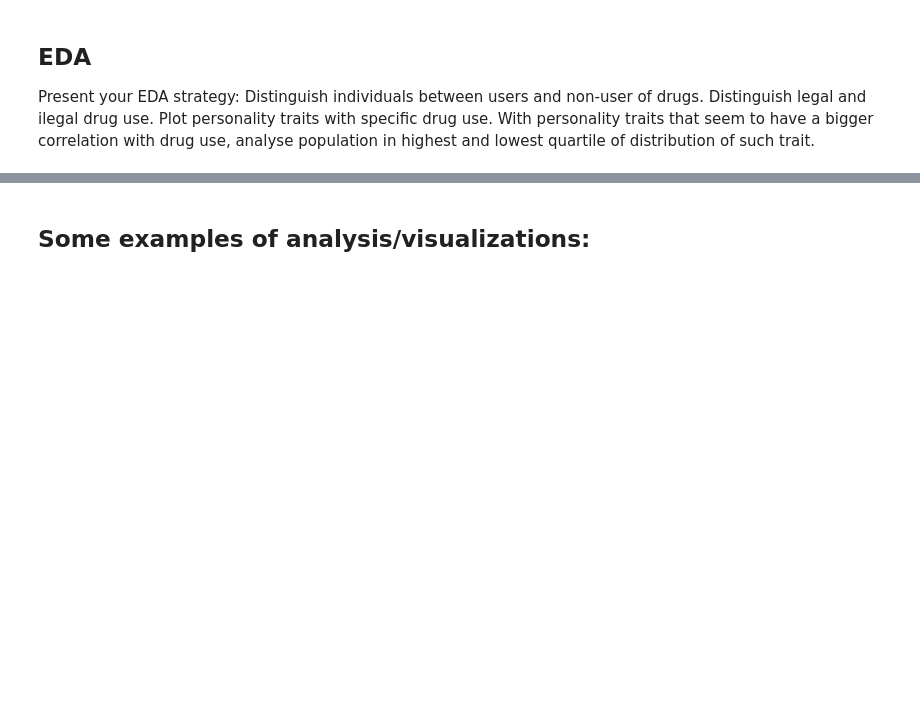
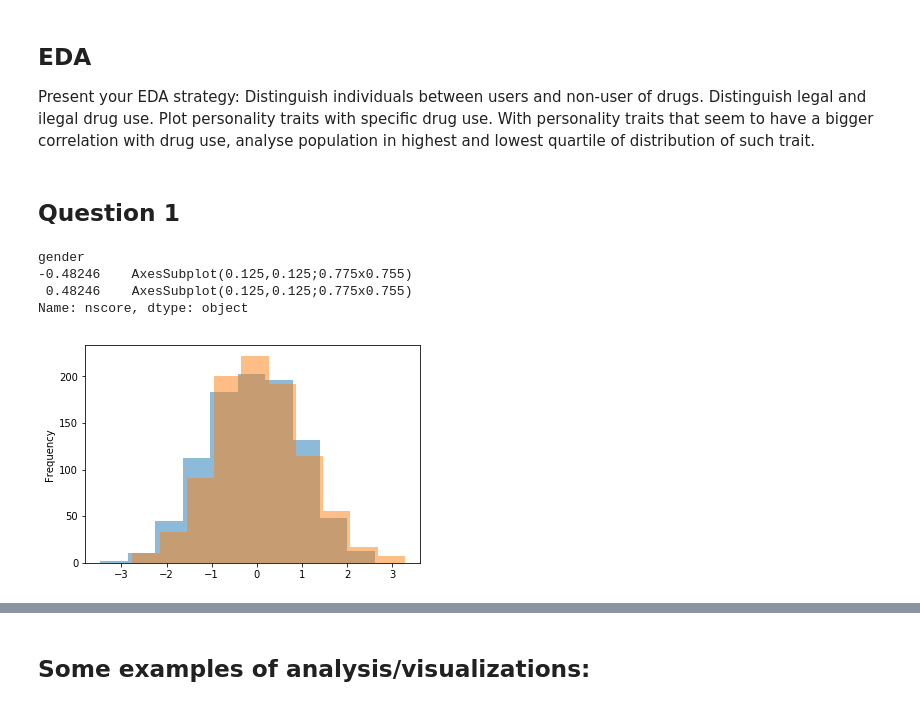
Before and after one commit to AndreMoukarzel/MAC0459, a Jupyter notebook: DataScienceEP1.ipynb, the cells around one changed output, grey strips where cells are left out. Saved outputs shown, nothing was run; the diff lists cells and outputs as text; code cells hidden in the pictures; blank space fills up the shorter version.

Commit message:
Answer questions

```diff
--- a/DataScienceEP1.ipynb
+++ b/DataScienceEP1.ipynb
@@ -26,3 +27,22 @@ Distinguish individuals between users and non-user of drugs.
 Distinguish legal and ilegal drug use.
 Plot personality traits with specific drug use.
 With personality traits that seem to have a bigger correlation with drug use, analyse population in highest and lowest quartile of distribution of such trait.
+# %% [markdown]
+## Question 1
+# %%
+%matplotlib inline
+import matplotlib.pyplot as plt
+import warnings; warnings.simplefilter('ignore')
+import pandas as pd
+import seaborn as sns
+import numpy as np
+
+drugs = pd.read_csv('drug_consumption.data')
+
+drugs.groupby('gender')['nscore'].plot.hist(alpha=0.5)
+# %% [output]
+gender
+-0.48246    AxesSubplot(0.125,0.125;0.775x0.755)
+ 0.48246    AxesSubplot(0.125,0.125;0.775x0.755)
+Name: nscore, dtype: object
+[figure, added]
```
Also changed, not shown: parts of 30 cells of this notebook, 1 other file.
